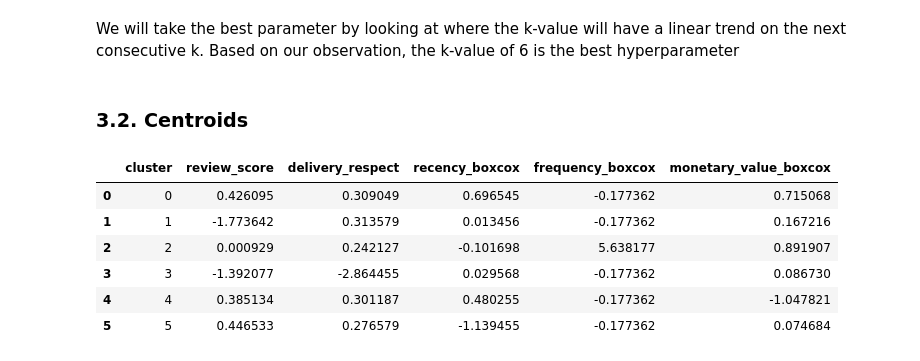
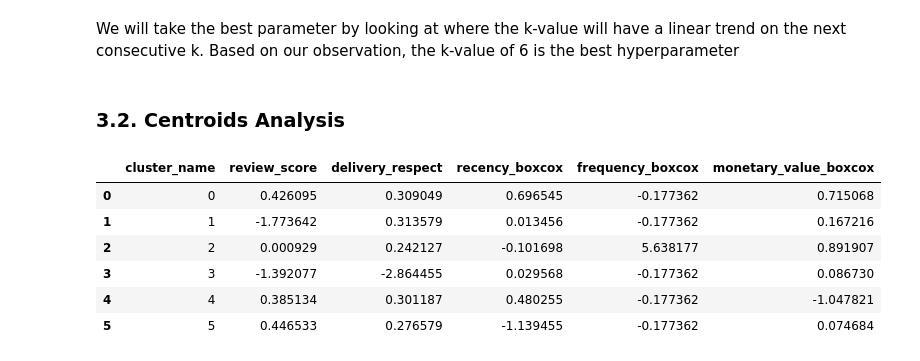
Before and after one commit to mariusbiteau/Ecommerce-Customer-Segmentation, a Jupyter notebook: Segmentation_Ecommerce_Customer_Segmentation_ipynb.ipynb, the cells around one changed output. Saved outputs shown, nothing was run; the diff lists cells and outputs as text; code cells hidden in the pictures.

```diff
--- a/Segmentation_Ecommerce_Customer_Segmentation_ipynb.ipynb
+++ b/Segmentation_Ecommerce_Customer_Segmentation_ipynb.ipynb
@@ -659,15 +653,15 @@ kmeans = KMeans(n_clusters=6, random_state=123)
 kmeans.fit(std_customer_km)
 cluster_labels = kmeans.labels_
 # %% [markdown]
-### 3.2. Centroids
+### 3.2. Centroids Analysis
 # %%
 # Centroids integration in a dataframe
 ctds = pd.DataFrame(kmeans.cluster_centers_,
                     columns=std_customer_km.columns)
-ctds = ctds.reset_index().rename(columns={'index': 'cluster'})
+ctds = ctds.reset_index().rename(columns={'index': 'cluster_name'})
 ctds
 # %% [output]
-|  | cluster | review_score | delivery_respect | recency_boxcox | frequency_boxcox | monetary_value_boxcox |
+|  | cluster_name | review_score | delivery_respect | recency_boxcox | frequency_boxcox | monetary_value_boxcox |
 | 0 | 0 | 0.426095 | 0.309049 | 0.696545 | -0.177362 | 0.715068 |
 | 1 | 1 | -1.773642 | 0.313579 | 0.013456 | -0.177362 | 0.167216 |
 | 2 | 2 | 0.000929 | 0.242127 | -0.101698 | 5.638177 | 0.891907 |
```
Also changed, not shown: parts of 16 cells of this notebook.
